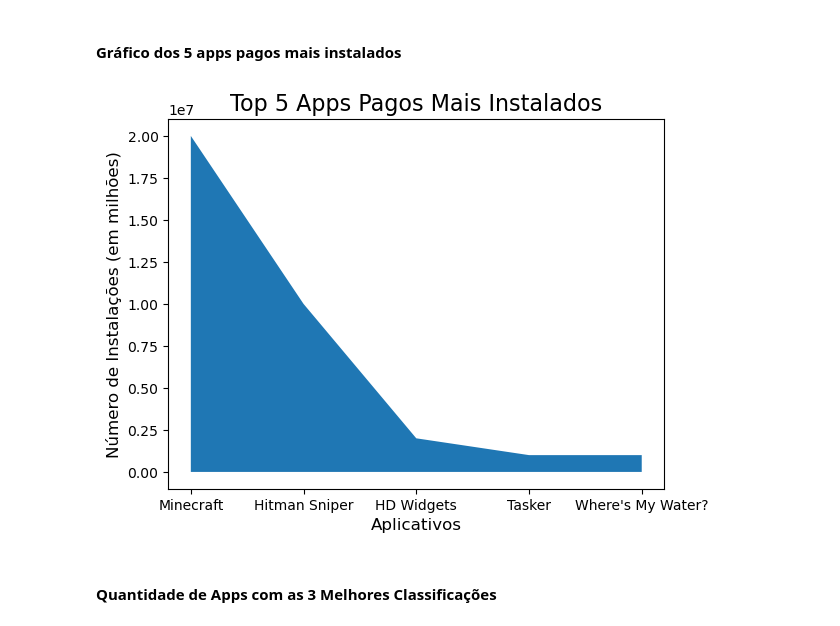
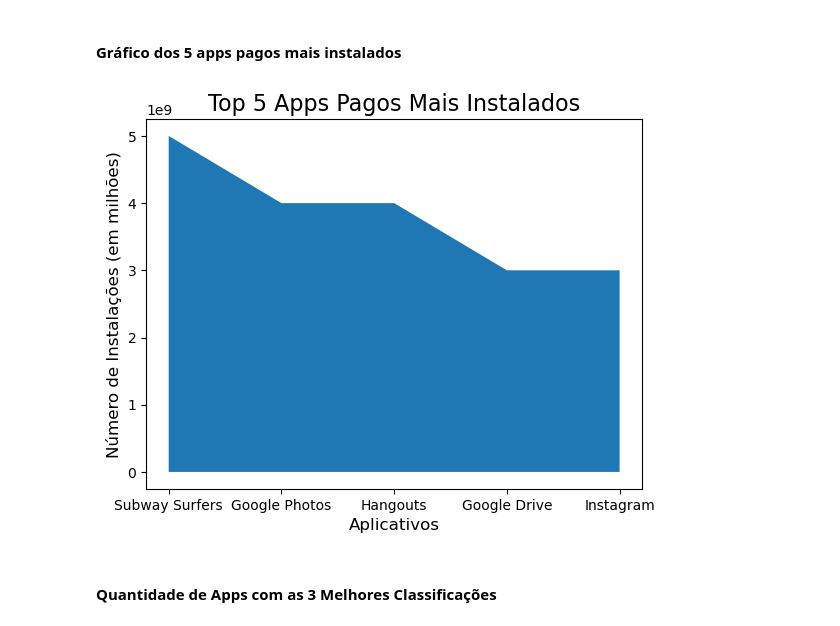
Before and after one commit to d4n1schulz/Scholarship, a Jupyter notebook: Sprint 2/Desafio/etapa-1/Desafio.ipynb, the cells around one changed output. Saved outputs shown, nothing was run; the diff lists cells and outputs as text; code cells hidden in the pictures.

```diff
--- a/Sprint 2/Desafio/etapa-1/Desafio.ipynb
+++ b/Sprint 2/Desafio/etapa-1/Desafio.ipynb
@@ -228,15 +235,15 @@ print(f'{quantidade_apps5} apps possuem avaliação máxima (5.0)')
 # %% [markdown]
 #### Gráfico dos 5 apps pagos mais instalados
 # %%
-plt.fill_between(apps['App'], apps['Installs'])
+plt.fill_between(top5_installs['App'], top5_installs['Installs'])
 
 plt.xlabel('Aplicativos', fontsize=12)
 plt.ylabel('Número de Instalações (em milhões)', fontsize=12)
 plt.title('Top 5 Apps Pagos Mais Instalados', fontsize=16)
 
 plt.show()
 # %% [output]
-[figure, old version]
+[figure, new version]
 # %% [markdown]
 #### Quantidade de Apps com as 3 Melhores Classificações
 # %%
```
Also changed, not shown: parts of 3 cells of this notebook.
